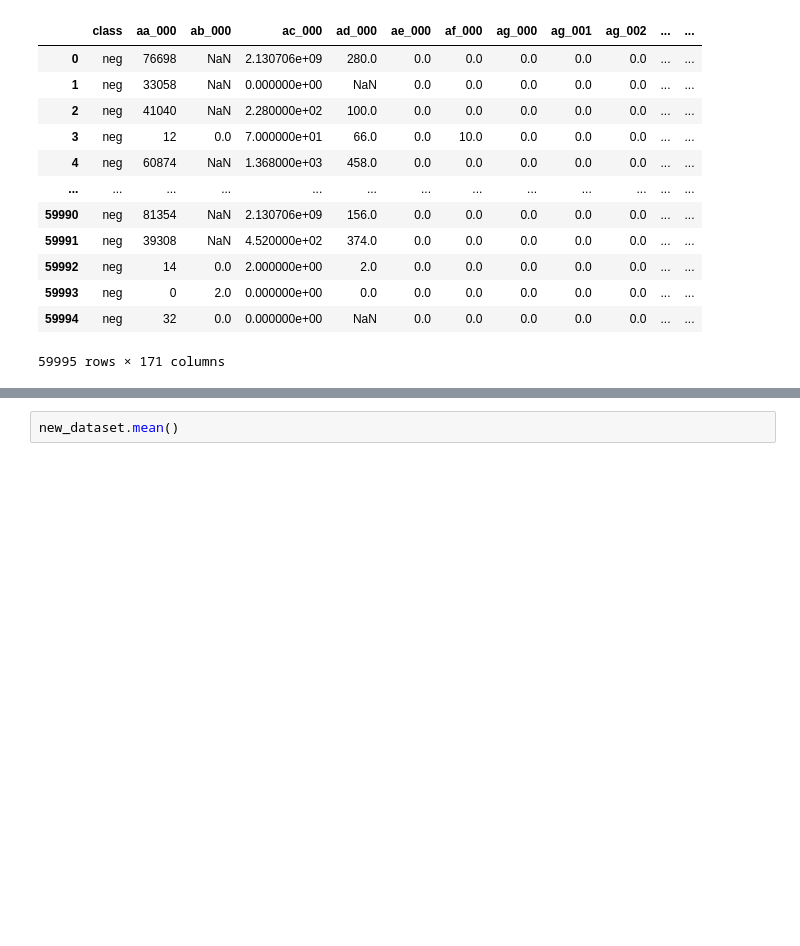
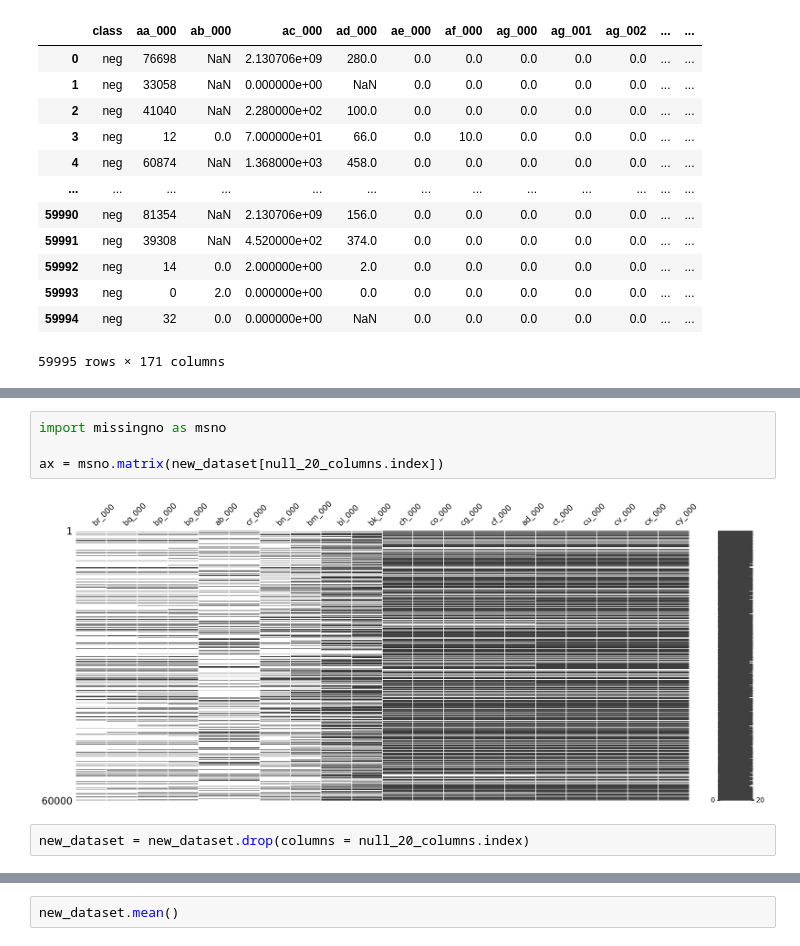
Before and after one commit to SertacBattal/DataPrep, a Jupyter notebook: SertacBattal_DPrepHDip_CA1.ipynb, the cells around one changed output, grey strips where cells are left out. Cells and saved outputs as stored; diff of their text form; blank space fills up the shorter version.

```diff
--- a/SertacBattal_DPrepHDip_CA1.ipynb
+++ b/SertacBattal_DPrepHDip_CA1.ipynb
@@ -96,3 +128,11 @@ new_dataset.head(-5)
+# %%
+import missingno as msno
+
+ax = msno.matrix(new_dataset[null_20_columns.index])
+# %% [output]
+[figure, added]
+# %%
+new_dataset = new_dataset.drop(columns = null_20_columns.index)
 # %%
 new_dataset.shape
 # %% [output]
```
Also changed, not shown: parts of 12 cells of this notebook.
